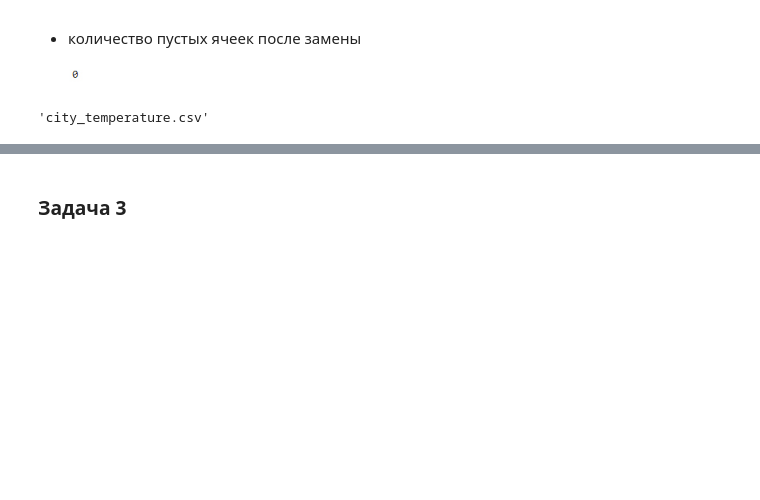
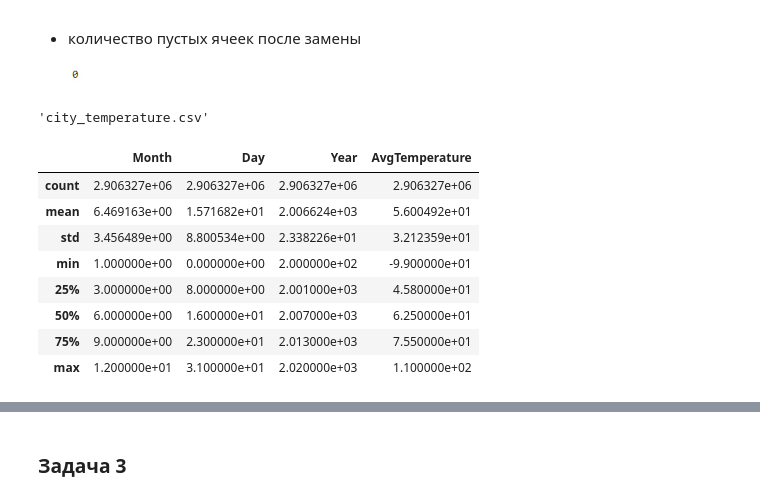
Before and after one commit to kuzovkov/neural-university, a Jupyter notebook: Базовый_блок_|_Библиотеки_Pandas_и_Matplotlib_|_ДЗ_Lite_|_УИИ.ipynb, the cells around one changed output, grey strips where cells are left out. Cells and saved outputs as stored; diff of their text form; code cells hidden in the pictures; blank space fills up the shorter version.

```diff
--- a/Базовый_блок_|_Библиотеки_Pandas_и_Matplotlib_|_ДЗ_Lite_|_УИИ.ipynb
+++ b/Базовый_блок_|_Библиотеки_Pandas_и_Matplotlib_|_ДЗ_Lite_|_УИИ.ipynb
@@ -129,0 +132,12 @@ gdown.download('https://storage.yandexcloud.net/aiueducation/Content/base/l9/cit
+# %%
+df.describe()
+# %% [output]
+|  | Month | Day | Year | AvgTemperature |
+| count | 2.906327e+06 | 2.906327e+06 | 2.906327e+06 | 2.906327e+06 |
+| mean | 6.469163e+00 | 1.571682e+01 | 2.006624e+03 | 5.600492e+01 |
+| std | 3.456489e+00 | 8.800534e+00 | 2.338226e+01 | 3.212359e+01 |
+| min | 1.000000e+00 | 0.000000e+00 | 2.000000e+02 | -9.900000e+01 |
+| 25% | 3.000000e+00 | 8.000000e+00 | 2.001000e+03 | 4.580000e+01 |
+| 50% | 6.000000e+00 | 1.600000e+01 | 2.007000e+03 | 6.250000e+01 |
+| 75% | 9.000000e+00 | 2.300000e+01 | 2.013000e+03 | 7.550000e+01 |
+| max | 1.200000e+01 | 3.100000e+01 | 2.020000e+03 | 1.100000e+02 |
```
Also changed, not shown: parts of 12 cells of this notebook.
